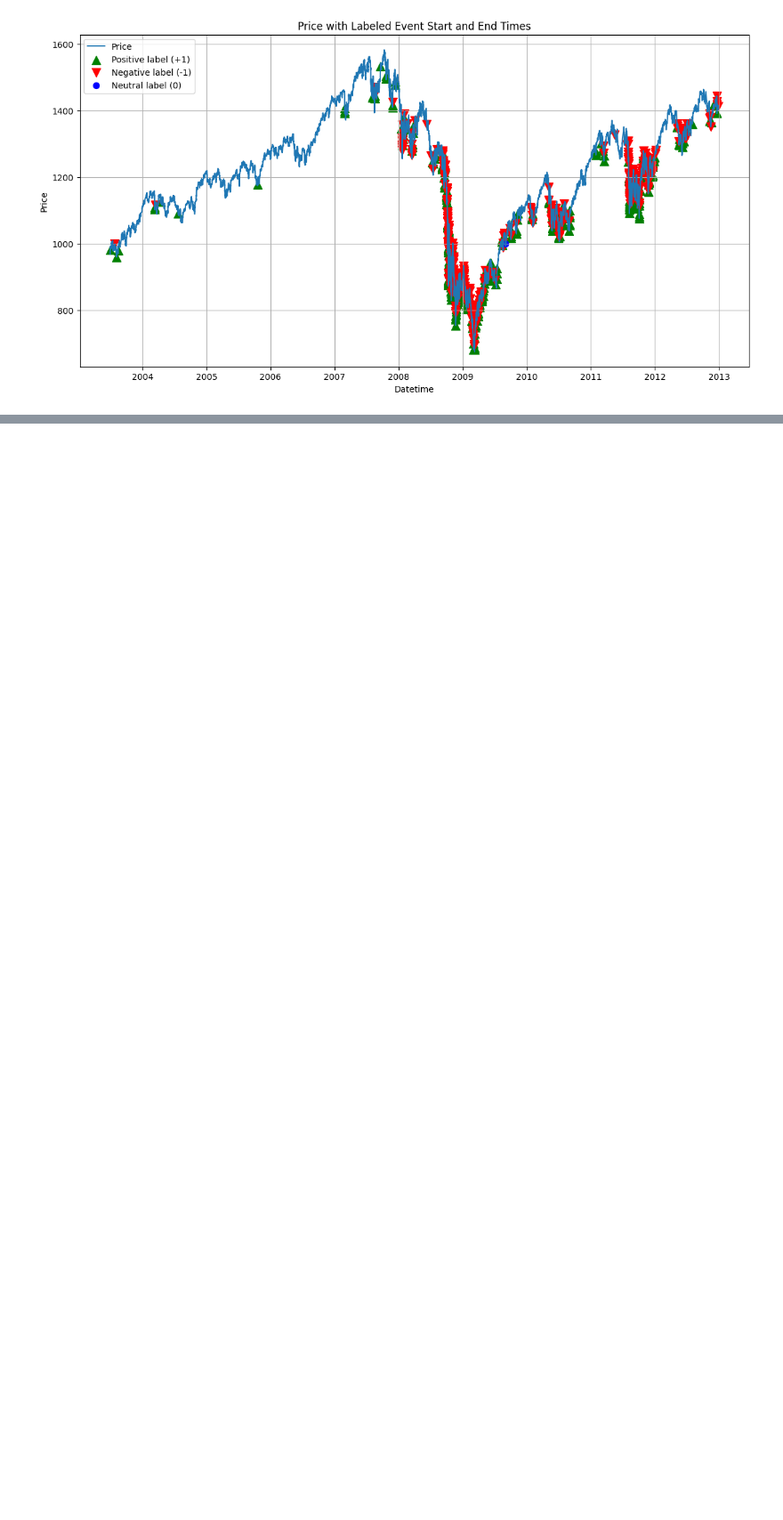
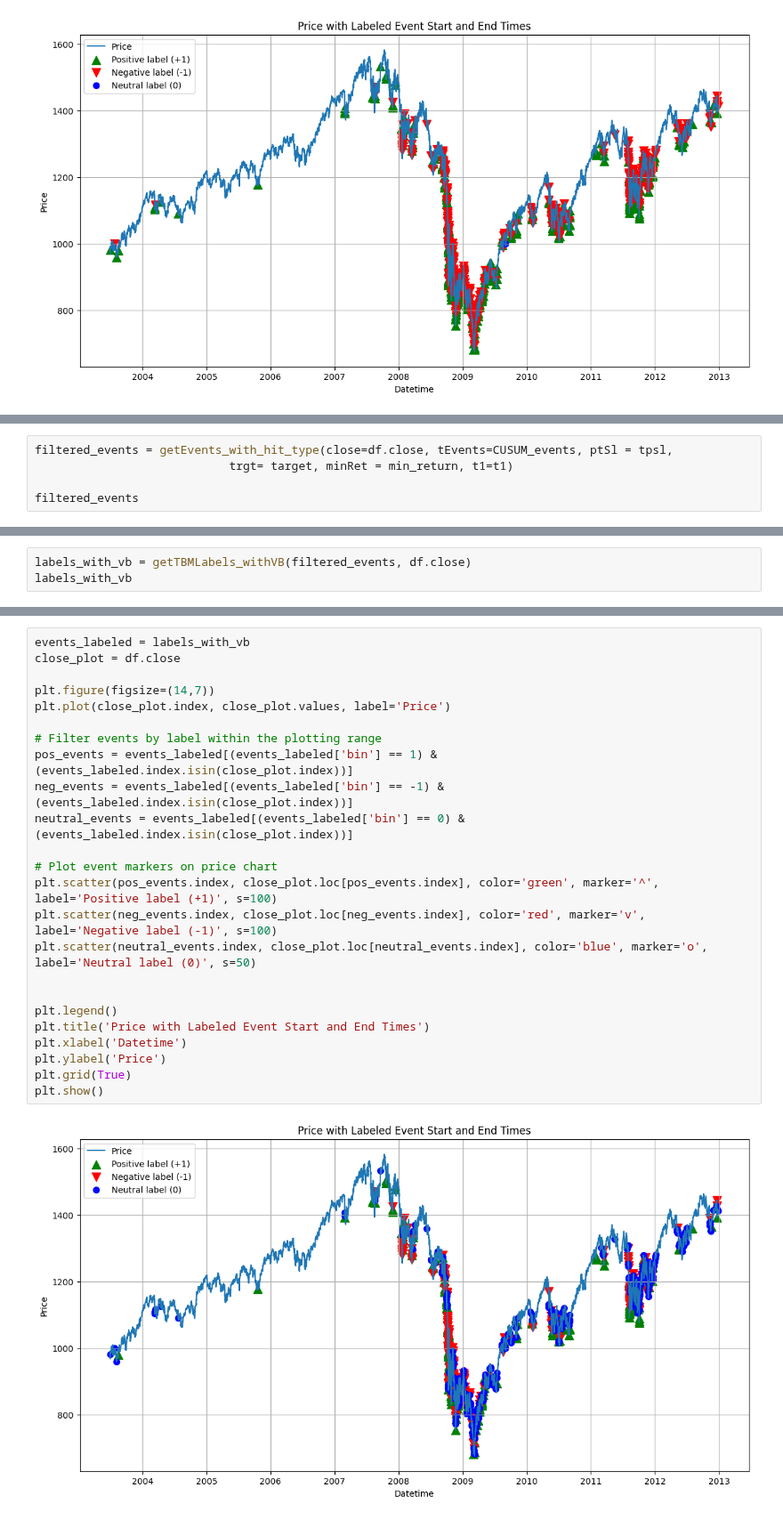
Before and after one commit to dgalassi99/quant-lab, a Jupyter notebook: more/Triple_Barrier_Method_&_CUSUM_Filter.ipynb, the cells around one changed output, grey strips where cells are left out. Shown at 89% size. Drawn from its saved outputs; the diff is of its cells as text; blank space fills up the shorter version.

```diff
--- a/more/Triple_Barrier_Method_&_CUSUM_Filter.ipynb
+++ b/more/Triple_Barrier_Method_&_CUSUM_Filter.ipynb
@@ -129,0 +186,5 @@ MODFY GETEVENTS GETTMBLABELS TO INCLUDE LABEL 0 WHEN VB IS HIT
+# %%
+filtered_events = getEvents_with_hit_type(close=df.close, tEvents=CUSUM_events, ptSl = tpsl,
+                            trgt= target, minRet = min_return, t1=t1)
+
+filtered_events
@@ -129,0 +229,3 @@ MODFY GETEVENTS GETTMBLABELS TO INCLUDE LABEL 0 WHEN VB IS HIT
+# %%
+labels_with_vb = getTBMLabels_withVB(filtered_events, df.close)
+labels_with_vb
@@ -129,0 +246,26 @@ MODFY GETEVENTS GETTMBLABELS TO INCLUDE LABEL 0 WHEN VB IS HIT
+# %%
+events_labeled = labels_with_vb
+close_plot = df.close
+
+plt.figure(figsize=(14,7))
+plt.plot(close_plot.index, close_plot.values, label='Price')
+
+# Filter events by label within the plotting range
+pos_events = events_labeled[(events_labeled['bin'] == 1) & (events_labeled.index.isin(close_plot.index))]
+neg_events = events_labeled[(events_labeled['bin'] == -1) & (events_labeled.index.isin(close_plot.index))]
+neutral_events = events_labeled[(events_labeled['bin'] == 0) & (events_labeled.index.isin(close_plot.index))]
+
+# Plot event markers on price chart
+plt.scatter(pos_events.index, close_plot.loc[pos_events.index], color='green', marker='^', label='Positive label (+1)', s=100)
+plt.scatter(neg_events.index, close_plot.loc[neg_events.index], color='red', marker='v', label='Negative label (-1)', s=100)
+plt.scatter(neutral_events.index, close_plot.loc[neutral_events.index], color='blue', marker='o', label='Neutral label (0)', s=50)
+
+
+plt.legend()
+plt.title('Price with Labeled Event Start and End Times')
+plt.xlabel('Datetime')
+plt.ylabel('Price')
+plt.grid(True)
+plt.show()
+# %% [output]
+[figure, added]
```
Also changed, not shown: parts of 12 cells of this notebook, 3 other files.
